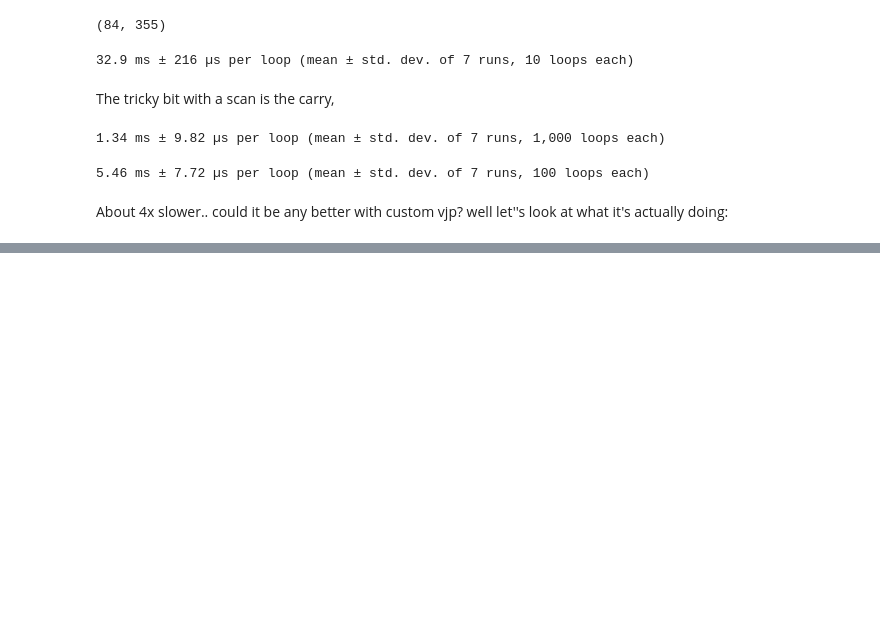
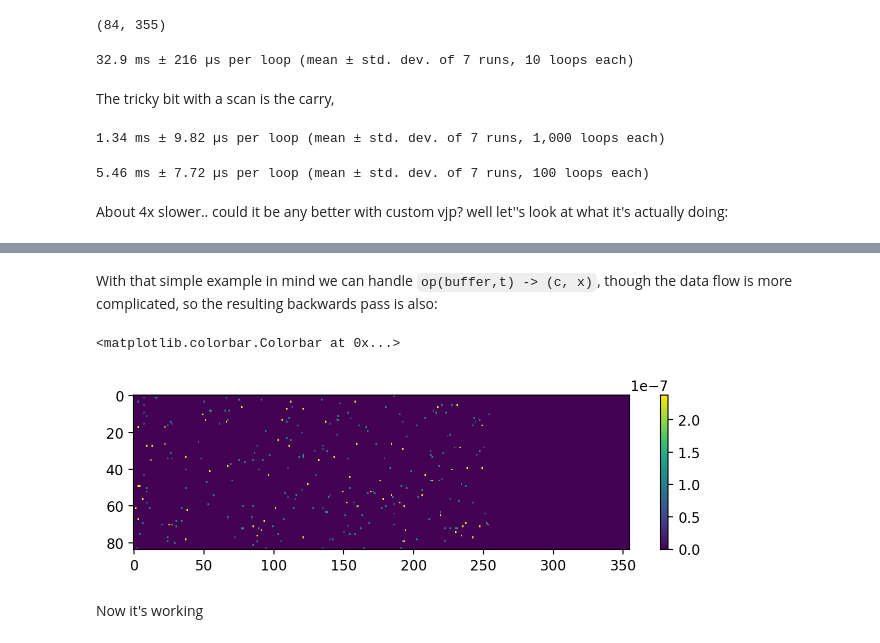
Before and after one commit to ins-amu/vbjax, a Jupyter notebook: 22 Connectome delays time stepping.ipynb, the cells around one changed output, grey strips where cells are left out. Cells and saved outputs as stored; diff of their text form; code cells hidden in the pictures; blank space fills up the shorter version.

Commit message:
correct time delay grads

```diff
--- a/22 Connectome delays time stepping.ipynb
+++ b/22 Connectome delays time stepping.ipynb
@@ -168,0 +130,70 @@ pl.imshow(jax.grad(bar)(b1))
+# %% [markdown]
+With that simple example in mind we can handle `op(buffer,t) -> (c, x)`, though the data flow is more complicated, so the resulting backwards pass is also:
+# %%
+import numpy as onp
+
+def make_bar(custom_bwd=False):
+
+    cvjp = jax.custom_vjp if custom_bwd else (lambda f: f)
+
+    @cvjp
+    def op(buffer, t):
+        nx = np.sum(weights*buffer[ns, nh + t - lengths], axis=1)
+        # only seems to be required with check_grads below
+        if isinstance(buffer, onp.ndarray):
+            buffer = np.array(buffer)
+        buffer = buffer.at[:, nh + t + 1].set(nx)
+        return buffer, nx
+
+    if custom_bwd:
+        def op_fwd(buffer, t):
+            return op(buffer, t), (t,)
+
+        def op_bwd(res, g):
+            t, = res
+            g_buf, g_x = g  # shaped (nn, nh+nt) & (nn, )
+
+            # buffer[:, nh + t + 1] = nx
+            g_nx = g_x + g_buf[:, nh + t + 1]
+            g_buf = g_buf.at[:, nh + t + 1].set(0)  # ftw but wtf
+
+            # x_t = np.sum(weights*buffer[ns, nh + t - lengths], axis=1)
+            g_buf = g_buf.at[ns, nh + t - lengths].add(weights * g_nx[:, None])
+
+            # t is integer, no gradient possible
+            g_t = None
+
+            # done
+            return g_buf, g_t
+
+        op.defvjp(op_fwd, op_bwd)
+
+    # np.sum(x) works
+    # np.sum(b) works too
+    def bar(b):
+        b, x = op(b, 0)
+        return 0.3*np.sum(b)+0.2*np.sum(x)
+
+    return bar
+
+bar1 = make_bar(False)
+bar2 = make_bar(True)
+
+jax.grad(bar1)(b1)
+jax.test_util.check_grads(bar1, (b1, ), order=1, modes=('rev',))
+
+jax.grad(bar2)(b1);
+try:
+    jax.test_util.check_grads(bar2, (b1, ), order=1, modes=('rev',))
+except Exception as e:
+    print(e)
+
+gb1 = jax.grad(bar1)(b1)
+gb2 = jax.grad(bar2)(b1)
+
+pl.figure(figsize=(8,2)); pl.imshow(np.abs(gb1-gb2), aspect='auto', interpolation='none'); pl.colorbar()
+# %% [output]
+<matplotlib.colorbar.Colorbar at 0x...>
+[figure, added]
+# %% [markdown]
+Now it's working
```
Also changed, not shown: parts of 11 cells of this notebook.
